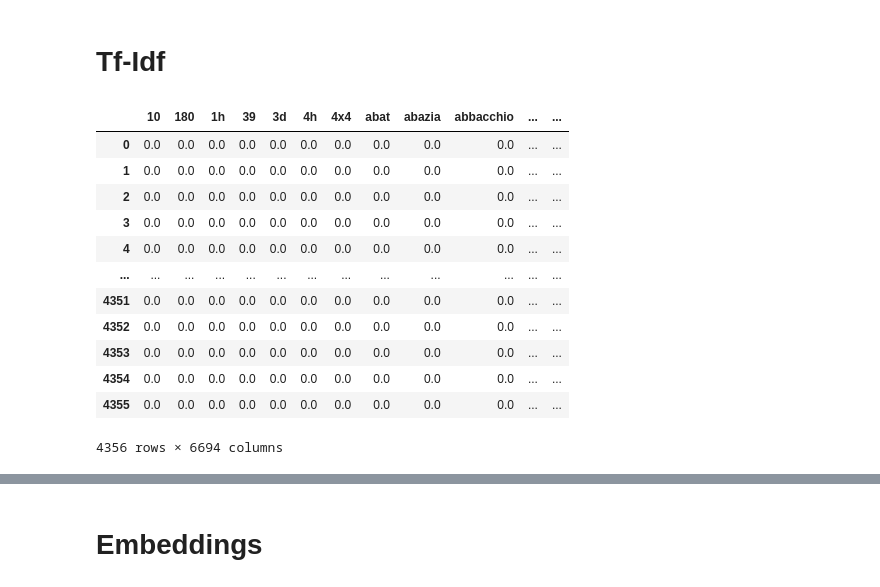
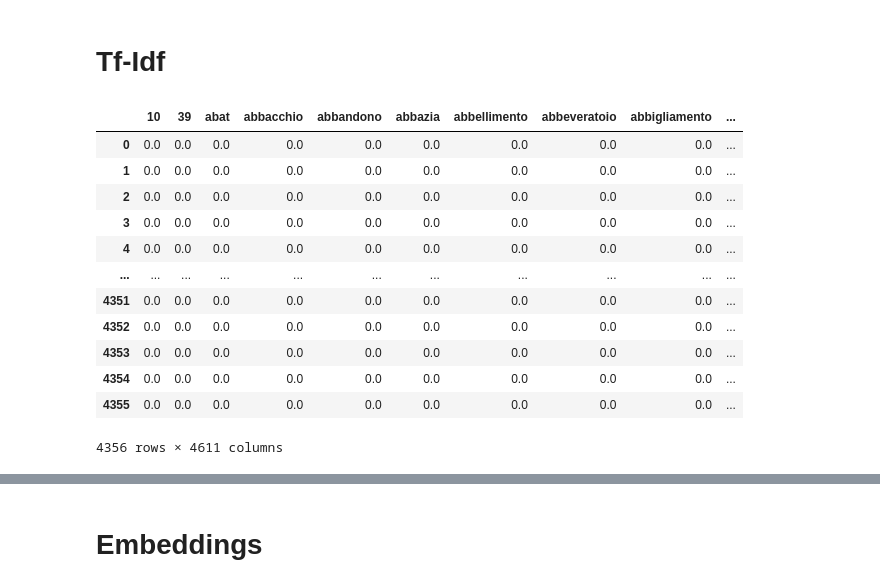
Before and after one commit to GianRomani/Notes, a Jupyter notebook: RecSys.ipynb, the cells around one changed output, grey strips where cells are left out. Drawn from its saved outputs; the diff is of its cells as text; code cells hidden in the pictures.

```diff
--- a/RecSys.ipynb
+++ b/RecSys.ipynb
@@ -52,10 +94,10 @@ data
 # %% [markdown]
 # Tf-Idf
 # %%
-def compute_tfidf_on_every_category(data):
+def compute_tfidf_on_whole_dataset(data):
   tfidf_vectorizer = TfidfVectorizer(lowercase=False,
-                                          min_df=3,
-                                          max_df=0.25)
+                                          min_df=5,
+                                          max_df=0.10)
   # description and title are put together
   text = data['description'] + data['title']
   tfidf_schede = tfidf_vectorizer.fit_transform(text)
@@ -83,20 +125,20 @@ def compute_tfidf_category(data, category:str):
 
   return dataset_text_tfidf
 # %%
-df_tfidf = compute_tfidf_on_every_category(data)
+df_tfidf = compute_tfidf_on_whole_dataset(data)
 df_tfidf
 # %% [output]
-|  | 10 | 180 | 1h | 39 | 3d | 4h | 4x4 | abat | abazia | abbacchio | ... | ... |
-| 0 | 0.0 | 0.0 | 0.0 | 0.0 | 0.0 | 0.0 | 0.0 | 0.0 | 0.0 | 0.0 | ... | ... |
-| 1 | 0.0 | 0.0 | 0.0 | 0.0 | 0.0 | 0.0 | 0.0 | 0.0 | 0.0 | 0.0 | ... | ... |
-| 2 | 0.0 | 0.0 | 0.0 | 0.0 | 0.0 | 0.0 | 0.0 | 0.0 | 0.0 | 0.0 | ... | ... |
-| 3 | 0.0 | 0.0 | 0.0 | 0.0 | 0.0 | 0.0 | 0.0 | 0.0 | 0.0 | 0.0 | ... | ... |
-| 4 | 0.0 | 0.0 | 0.0 | 0.0 | 0.0 | 0.0 | 0.0 | 0.0 | 0.0 | 0.0 | ... | ... |
-| ... | ... | ... | ... | ... | ... | ... | ... | ... | ... | ... | ... | ... |
-| 4351 | 0.0 | 0.0 | 0.0 | 0.0 | 0.0 | 0.0 | 0.0 | 0.0 | 0.0 | 0.0 | ... | ... |
-| 4352 | 0.0 | 0.0 | 0.0 | 0.0 | 0.0 | 0.0 | 0.0 | 0.0 | 0.0 | 0.0 | ... | ... |
-| 4353 | 0.0 | 0.0 | 0.0 | 0.0 | 0.0 | 0.0 | 0.0 | 0.0 | 0.0 | 0.0 | ... | ... |
-| 4354 | 0.0 | 0.0 | 0.0 | 0.0 | 0.0 | 0.0 | 0.0 | 0.0 | 0.0 | 0.0 | ... | ... |
-| 4355 | 0.0 | 0.0 | 0.0 | 0.0 | 0.0 | 0.0 | 0.0 | 0.0 | 0.0 | 0.0 | ... | ... |
+|  | 10 | 39 | abat | abbacchio | abbandono | abbazia | abbellimento | abbeveratoio | abbigliamento | ... |
+| 0 | 0.0 | 0.0 | 0.0 | 0.0 | 0.0 | 0.0 | 0.0 | 0.0 | 0.0 | ... |
+| 1 | 0.0 | 0.0 | 0.0 | 0.0 | 0.0 | 0.0 | 0.0 | 0.0 | 0.0 | ... |
+| 2 | 0.0 | 0.0 | 0.0 | 0.0 | 0.0 | 0.0 | 0.0 | 0.0 | 0.0 | ... |
+| 3 | 0.0 | 0.0 | 0.0 | 0.0 | 0.0 | 0.0 | 0.0 | 0.0 | 0.0 | ... |
+| 4 | 0.0 | 0.0 | 0.0 | 0.0 | 0.0 | 0.0 | 0.0 | 0.0 | 0.0 | ... |
+| ... | ... | ... | ... | ... | ... | ... | ... | ... | ... | ... |
+| 4351 | 0.0 | 0.0 | 0.0 | 0.0 | 0.0 | 0.0 | 0.0 | 0.0 | 0.0 | ... |
+| 4352 | 0.0 | 0.0 | 0.0 | 0.0 | 0.0 | 0.0 | 0.0 | 0.0 | 0.0 | ... |
+| 4353 | 0.0 | 0.0 | 0.0 | 0.0 | 0.0 | 0.0 | 0.0 | 0.0 | 0.0 | ... |
+| 4354 | 0.0 | 0.0 | 0.0 | 0.0 | 0.0 | 0.0 | 0.0 | 0.0 | 0.0 | ... |
+| 4355 | 0.0 | 0.0 | 0.0 | 0.0 | 0.0 | 0.0 | 0.0 | 0.0 | 0.0 | ... |
-4356 rows × 6694 columns
+4356 rows × 4611 columns
 # %%
```
Also changed, not shown: parts of 50 cells of this notebook, 7 other files.
